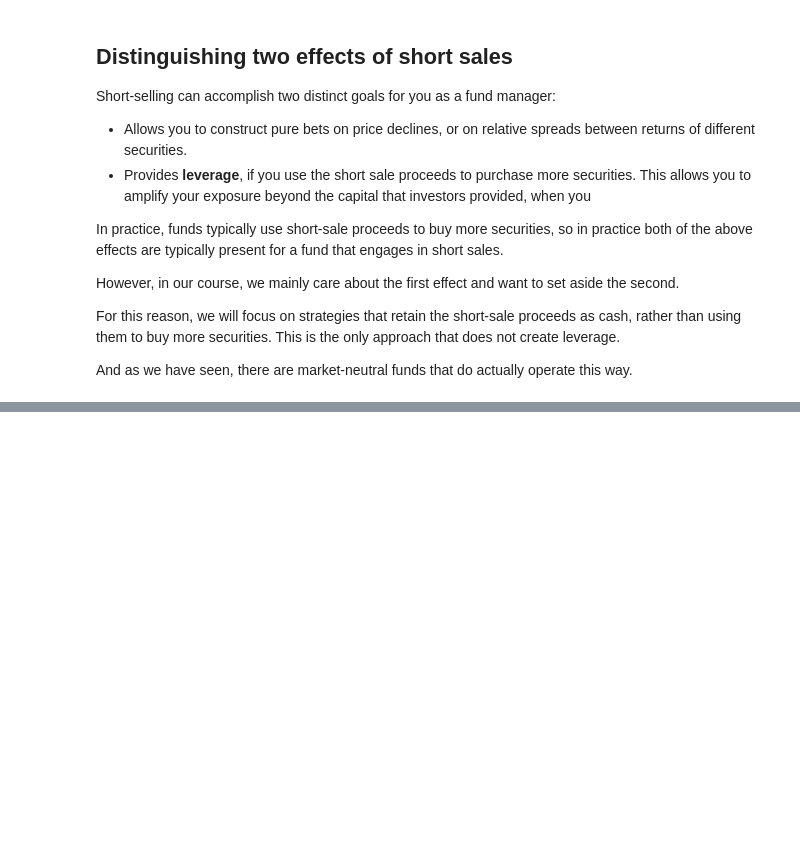
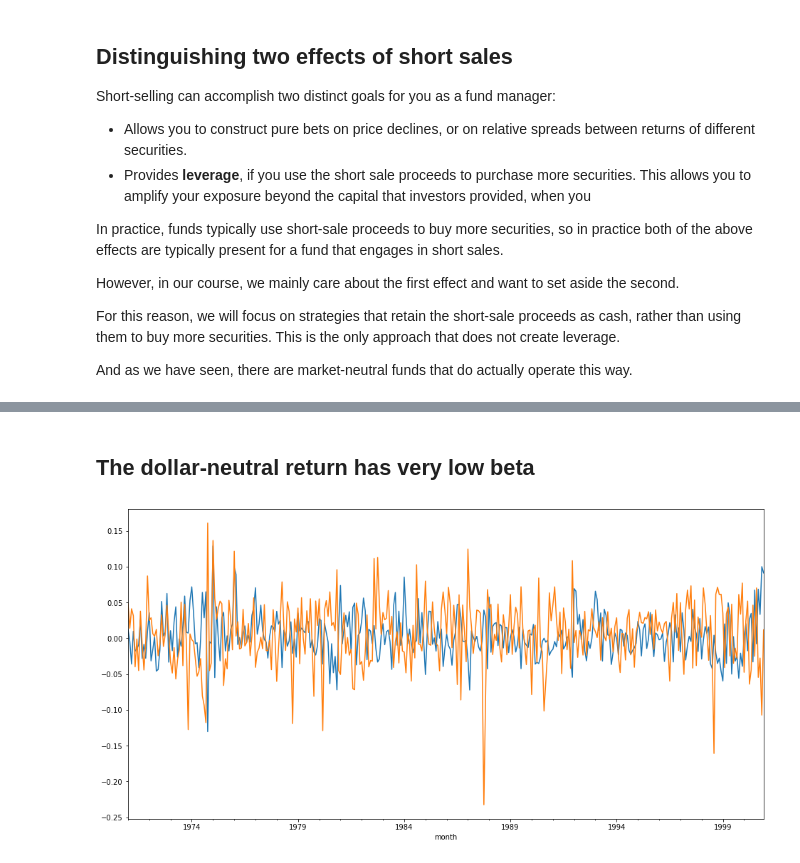
Before and after one commit to wgjm1986/Investments, a Jupyter notebook: Module 3/Week 11 - Short sales and dollar-neutral strategies/Short sales and dollar-neutral strategies.ipynb, the cells around one changed output, grey strips where cells are left out. Drawn from its saved outputs; the diff is of its cells as text; code cells hidden in the pictures; blank space fills up the shorter version.

```diff
--- a/Module 3/Week 11 - Short sales and dollar-neutral strategies/Short sales and dollar-neutral strategies.ipynb
+++ b/Module 3/Week 11 - Short sales and dollar-neutral strategies/Short sales and dollar-neutral strategies.ipynb
@@ -177,0 +280,2 @@ And as we have seen, there are market-neutral funds that do actually operate thi
+# %%
+hilo = hi30bm - lo30bm
@@ -177,0 +429,7 @@ And as we have seen, there are market-neutral funds that do actually operate thi
+# %% [markdown]
+## The dollar-neutral return has very low beta
+# %%
+hilo.plot();
+mktrf.plot();
+# %% [output]
+[figure, added]
```
Also changed, not shown: parts of 45 cells of this notebook, 4 other files.
